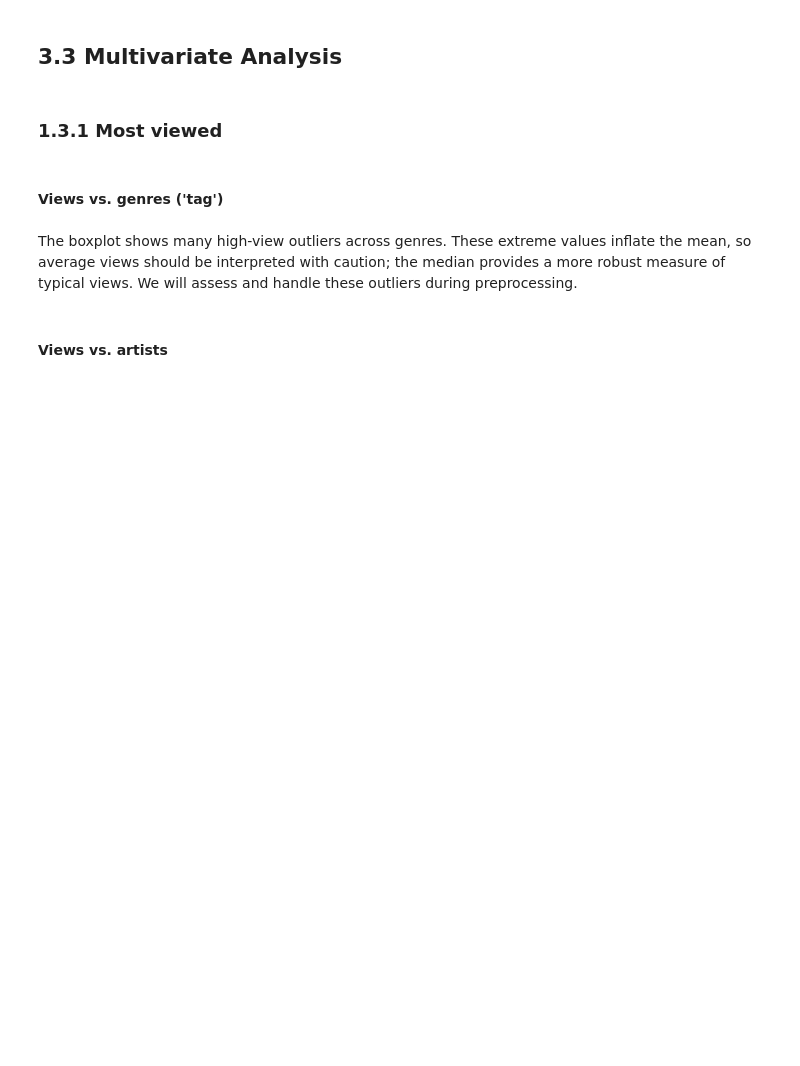
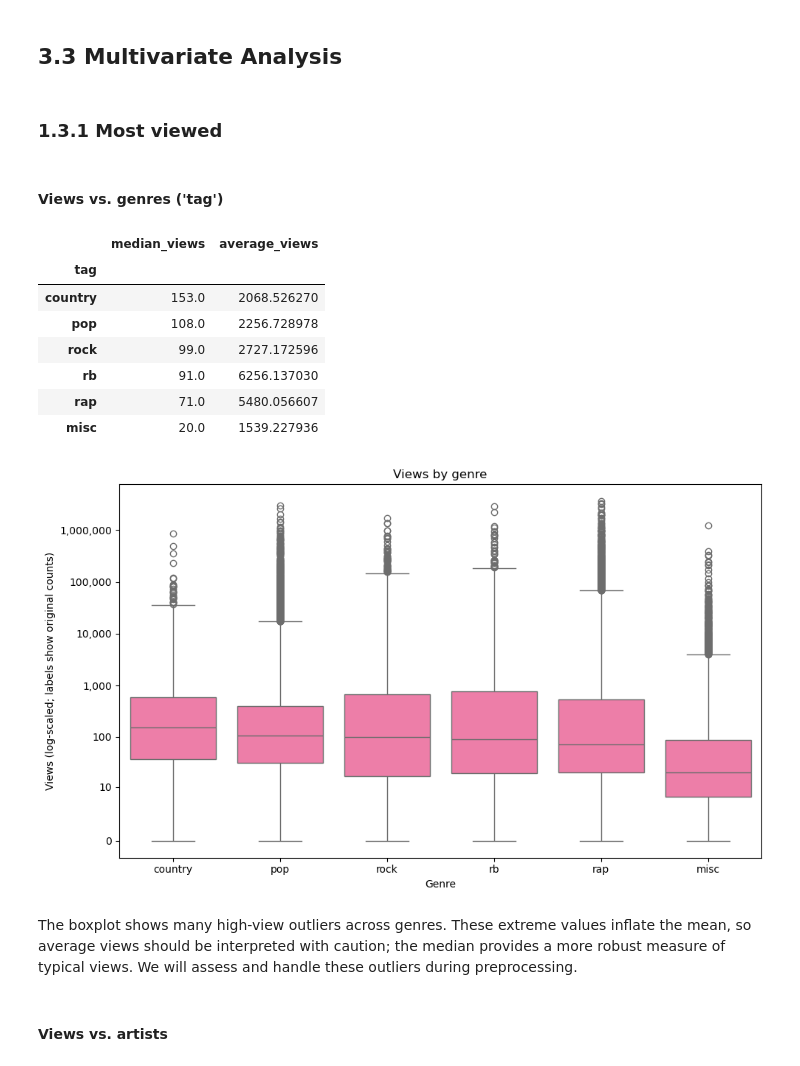
Before and after one commit to jnfpm/Text-Mining-, a Jupyter notebook: EDA.ipynb, the cells around one changed output. Cells and saved outputs as stored; diff of their text form; code cells hidden in the pictures; blank space fills up the shorter version.

```diff
--- a/EDA.ipynb
+++ b/EDA.ipynb
@@ -641,37 +379,45 @@ In the sample, **rap** has the highest average line count (55.07), while **rock*
 #### Views vs. genres ('tag') <a class="anchor" id="P1311"></a>
 # %%
 # Plot log-transformed views, with y-axis tick labels shown as original view counts
-plot_df = df_train[['tag', 'views']].copy()
-plot_df['log_views'] = np.log1p(plot_df['views'])
 view_ticks = [0] + [10**i for i in range(1, 8)]
 view_ticks = [v for v in view_ticks if v <= plot_df['views'].max()]
 
 views_by_genre = (
     plot_df.groupby('tag')['views']
     .agg(median_views='median', average_views='mean')
     .sort_values('median_views', ascending=False)
 )
 display(views_by_genre)
 genre_order = views_by_genre.index
 
 fig, ax = plt.subplots(figsize=(10, 6))
 sns.boxplot(
     data=plot_df,
     x='tag',
     y='log_views',
     order=genre_order,
     color=pink,
     showfliers=True,
     ax=ax
 )
 
 ax.set_yticks(np.log1p(view_ticks))
 ax.set_yticklabels([f'{v:,}' for v in view_ticks])
 ax.set_title('Views by genre')
 ax.set_xlabel('Genre')
 ax.set_ylabel('Views (log-scaled; labels show original counts)')
 plt.tight_layout()
 plt.show()
+# %% [output]
+|  | median_views | average_views |
+| tag |  |  |
+| country | 153.0 | 2068.526270 |
+| pop | 108.0 | 2256.728978 |
+| rock | 99.0 | 2727.172596 |
+| rb | 91.0 | 6256.137030 |
+| rap | 71.0 | 5480.056607 |
+| misc | 20.0 | 1539.227936 |
+[figure, added]
 # %% [markdown]
 The boxplot shows many high-view outliers across genres. These extreme values inflate the mean, so average views should be interpreted with caution; the median provides a more robust measure of typical views. We will assess and handle these outliers during preprocessing.
 # %% [markdown]
```
Also changed, not shown: parts of 29 cells of this notebook.
